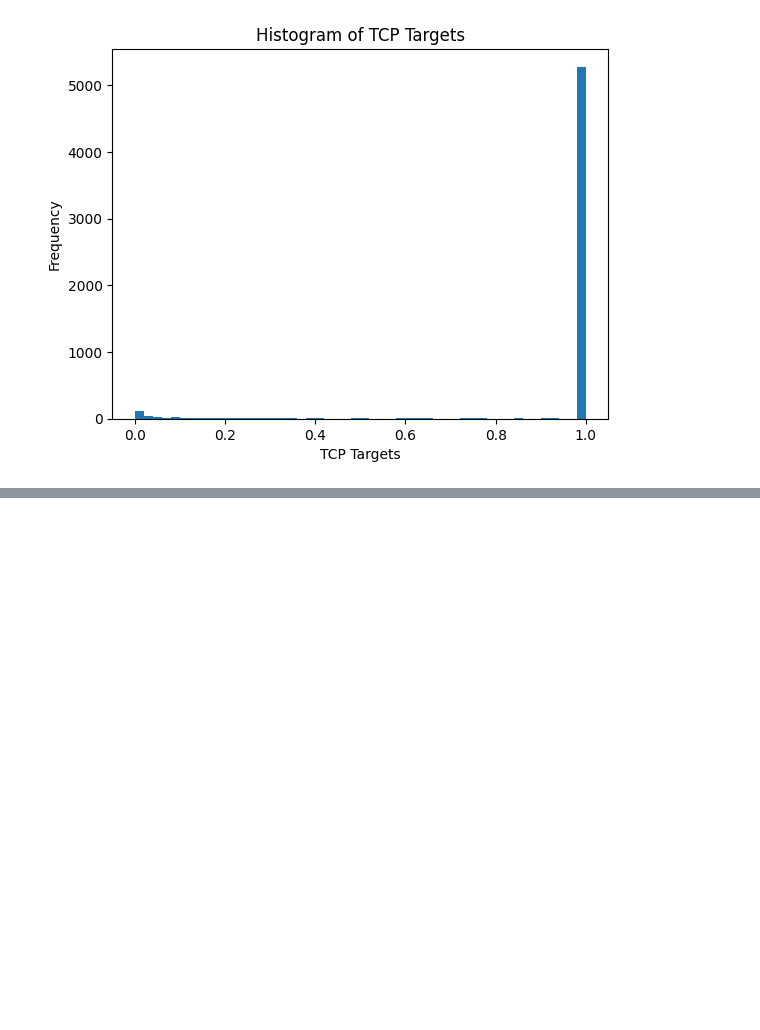
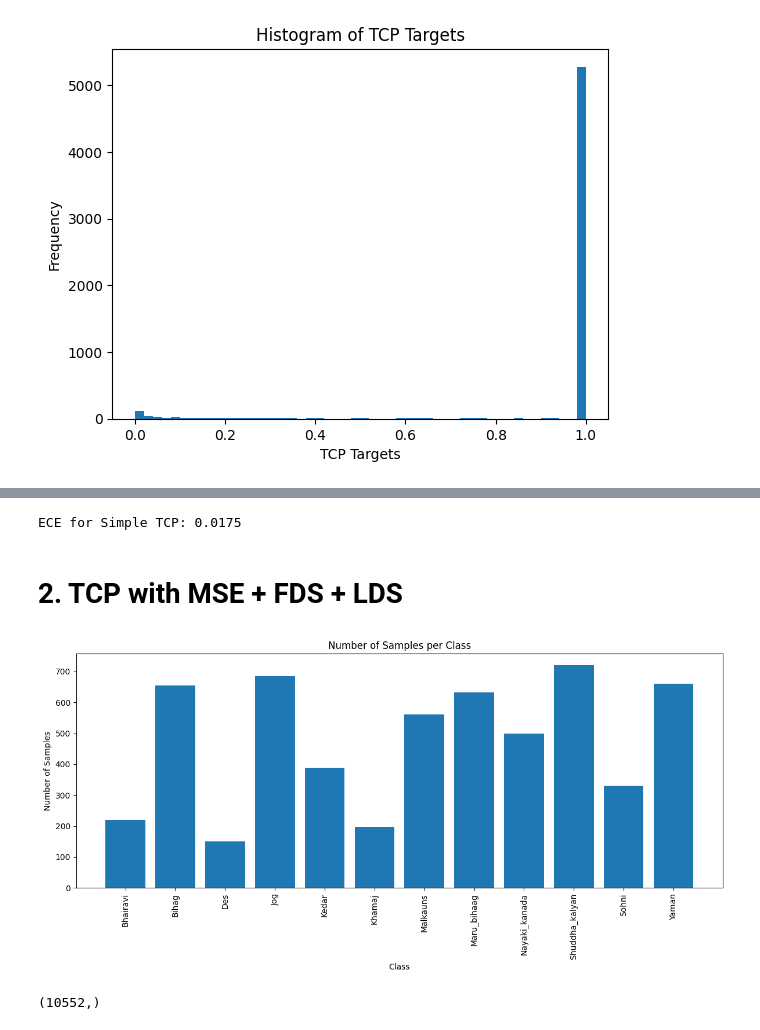
Before and after one commit to anushka-220/Summer-Project-, a Jupyter notebook: TCP_with_MSE_Loss.ipynb, the cells around one changed output, grey strips where cells are left out. Cells and saved outputs as stored; diff of their text form; code cells hidden in the pictures; blank space fills up the shorter version.

```diff
--- a/TCP_with_MSE_Loss.ipynb
+++ b/TCP_with_MSE_Loss.ipynb
@@ -510,0 +405,29 @@ ECE for Your Learned Confidence Model (TCP*): 0.0291
+# %%
+ece_tcp = compute_ECE(tcp_targets, y_hat, y_labels_int)
+print(f"ECE for Simple TCP: {ece_tcp:.4f}")
+# %% [output]
+ECE for Simple TCP: 0.0175
+# %% [markdown]
+# 2. TCP with MSE + FDS + LDS
+# %%
+import numpy as np
+
+import matplotlib.pyplot as plt
+
+# Count samples per class
+unique_classes, class_counts = np.unique(y_labels, return_counts=True)
+
+plt.figure(figsize=(12, 6))
+plt.bar(unique_classes, class_counts)
+plt.xlabel('Class')
+plt.ylabel('Number of Samples')
+plt.title('Number of Samples per Class')
+plt.xticks(rotation=90)
+plt.tight_layout()
+plt.show()
+# %% [output]
+[figure, added]
+# %%
+y_balanced.shape #this is my continuous target for the confidnet
+# %% [output]
+(10552,)
```
Also changed, not shown: parts of 25 cells of this notebook, 1 other file.
